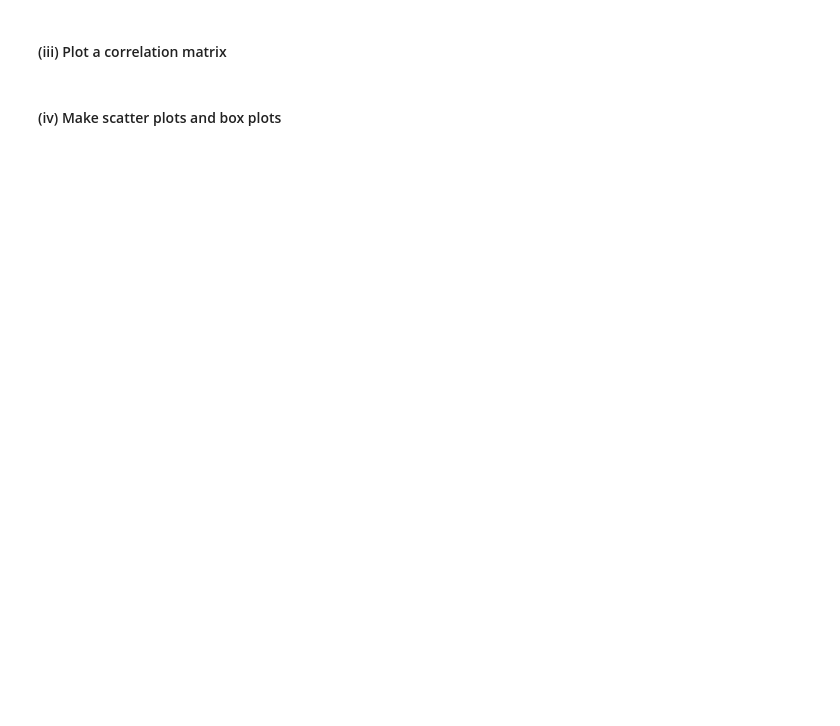
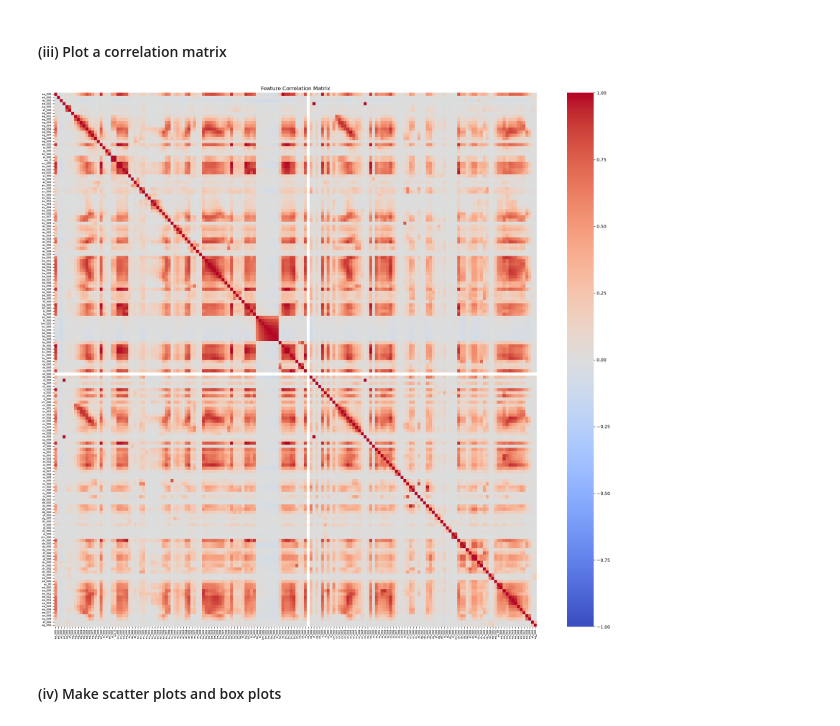
Before and after one commit to Ryan6546ea/DSCI552-HW6, a Jupyter notebook: notebook/Chen_Sian_HW6.ipynb, the cells around one changed output. Saved outputs shown, nothing was run; the diff lists cells and outputs as text; code cells hidden in the pictures; blank space fills up the shorter version.

```diff
--- a/notebook/Chen_Sian_HW6.ipynb
+++ b/notebook/Chen_Sian_HW6.ipynb
@@ -15,5 +31,8 @@ Import packages
 # %% [markdown]
 ### (a) Download the APS Failure data
+# %%
+train_data = pd.read_csv("../data/aps_failure_training_set.csv", skiprows=20, na_values="na")
+test_data = pd.read_csv("../data/aps_failure_test_set.csv", skiprows=20, na_values="na")
 # %% [markdown]
 ### (b) Data Preparation
 # %% [markdown]
@@ -21,2 +42,14 @@ Import packages
 # %% [markdown]
 #### (ii) Calculate the coefficient of variation
+# %%
+X_train = train_data.drop(columns="class")
+
+# Estimate medians from training data only to avoid leakage.
+medians = X_train.median()
+X_train_imputed = X_train.fillna(medians)
+
+feature_cv = (
+    X_train_imputed.std(ddof=1) / X_train_imputed.mean()
+).sort_values(ascending=False)
+
+print(feature_cv.to_string())
@@ -23,4 +74,18 @@ Import packages
 # %% [markdown]
 #### (iii) Plot a correlation matrix
+# %%
+plt.figure(figsize=(20, 18))
+sns.heatmap(
+    X_train_imputed.corr(),
+    cmap="coolwarm", vmin=-1, vmax=1,
+    xticklabels=True, yticklabels=True
+)
+plt.xticks(rotation=90, fontsize=6)
+plt.yticks(rotation=0, fontsize=6)
+plt.title("Feature Correlation Matrix")
+plt.tight_layout()
+plt.show()
+# %% [output]
+[figure, added]
 # %% [markdown]
 #### (iv) Make scatter plots and box plots
```
Also changed, not shown: parts of 20 cells of this notebook, 1 other file.
